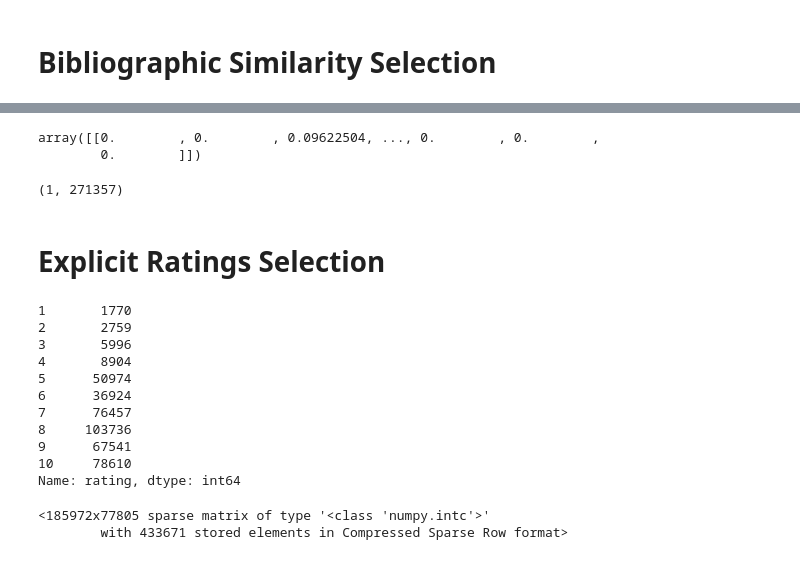
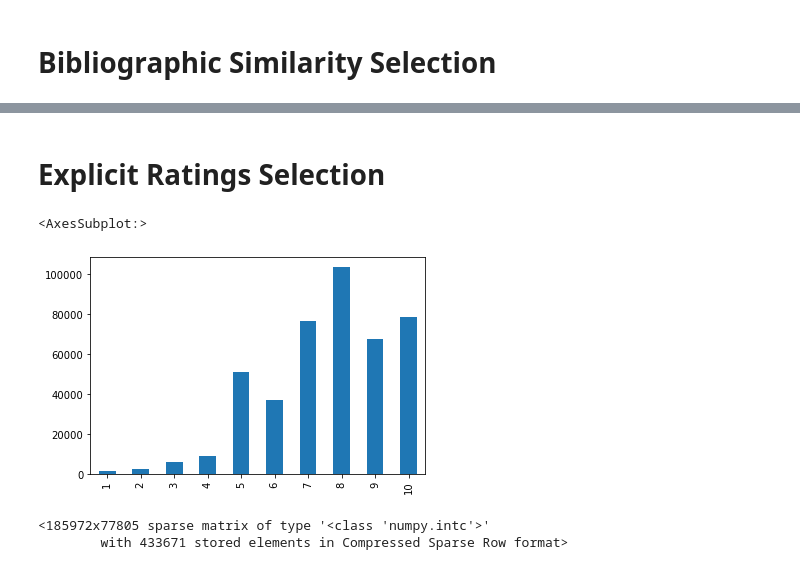
Before and after one commit to JanKubal/Book_Recommender, a Jupyter notebook: book_recommender.ipynb, the cells around one changed output, grey strips where cells are left out. Saved outputs shown, nothing was run; the diff lists cells and outputs as text; code cells hidden in the pictures.

```diff
--- a/book_recommender.ipynb
+++ b/book_recommender.ipynb
@@ -199,15 +223,9 @@ similarities = cosine_similarity(row_to_compare, term_matrix)
 # %%
-similarities
-similarities.shape
-
-#print(np.sort(similarities)[:,-10:-1])
-#print(similarities.sort())
+#Computng cosine similarities
+row_to_compare = term_matrix[input_index, :]
+similarities = cosine_similarity(row_to_compare, term_matrix)
+#similarities
 
 indices_of_largest = np.argsort(similarities)[:, -(100+1):-1]
 indices_of_largest = np.flip(indices_of_largest.flatten())
-#indices_of_largest
-# %% [output]
-array([[0.        , 0.        , 0.09622504, ..., 0.        , 0.        ,
-        0.        ]])
-(1, 271357)
 # %%
@@ -220,20 +241,11 @@ explicit_ratings = ratings[ratings.rating != 0].copy()
 implicit_ratings = ratings[ratings.rating == 0].copy()
 implicit_ratings.rating =+ 1
 # %%
-explicit_ratings.rating.value_counts().sort_index() #users mostly rate 5 and higher
+explicit_ratings.rating.value_counts().sort_index().plot(kind = 'bar') #users mostly rate 5 and higher
 #Potentially it might be useful to roup ratings into e.g. 4 clases: 1 to 4, 5+6, 7+8, 9+10
 # %% [output]
-1       1770
-2       2759
-3       5996
-4       8904
-5      50974
-6      36924
-7      76457
-8     103736
-9      67541
-10     78610
-Name: rating, dtype: int64
+<AxesSubplot:>
+[figure, added]
 # %%
 #Converting explicit ratings into pivotted form in a sparse matrix (pd.pivot() cannot produce sparse it seems)
 #kudos to this post: https://stackoverflow.com/questions/31661604/efficiently-create-sparse-pivot-tables-in-pandas
```
Also changed, not shown: parts of 31 cells of this notebook.
